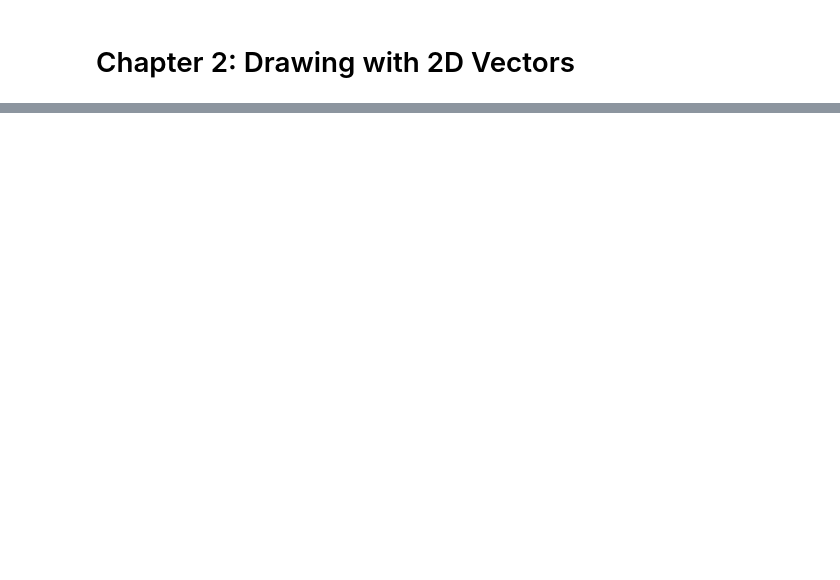
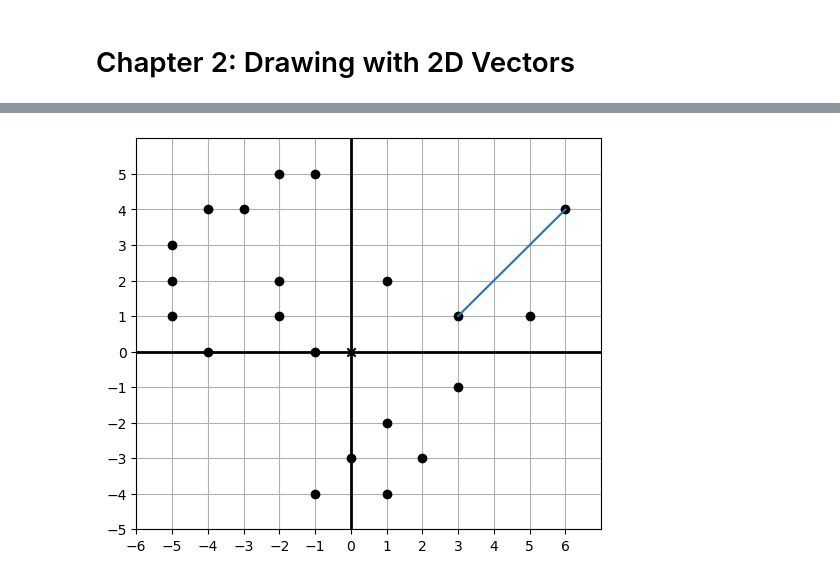
Before and after one commit to quinnphil/math-for-programmers, a Jupyter notebook: C02/C02 - Picturing 2D Vectors.ipynb, the cells around one changed output, grey strips where cells are left out. Cells and saved outputs as stored; diff of their text form; code cells hidden in the pictures; blank space fills up the shorter version.

```diff
--- a/C02/C02 - Picturing 2D Vectors.ipynb
+++ b/C02/C02 - Picturing 2D Vectors.ipynb
@@ -16,0 +23,7 @@ ModuleNotFoundError: No module named 'vector_drawing'
+# %%
+draw(
+    Points(*dino_vectors),
+    Segment((6,4), (3,1))
+)
+# %% [output]
+[figure, added]
```
Also changed, not shown: parts of 41 cells of this notebook.
